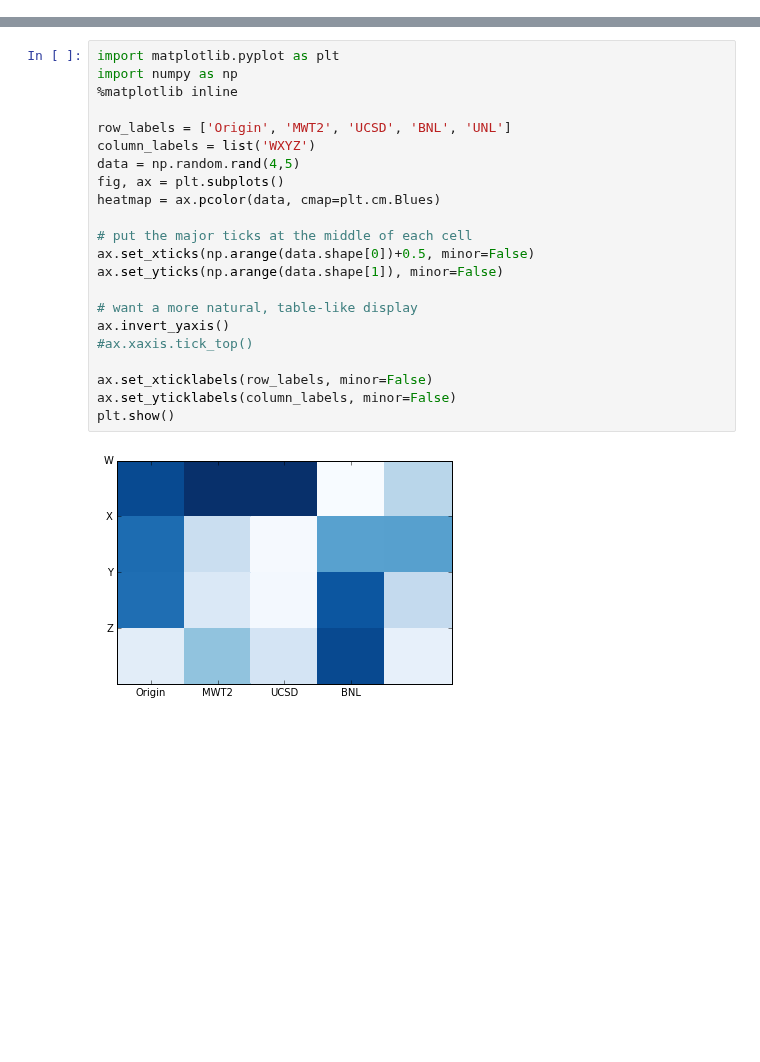
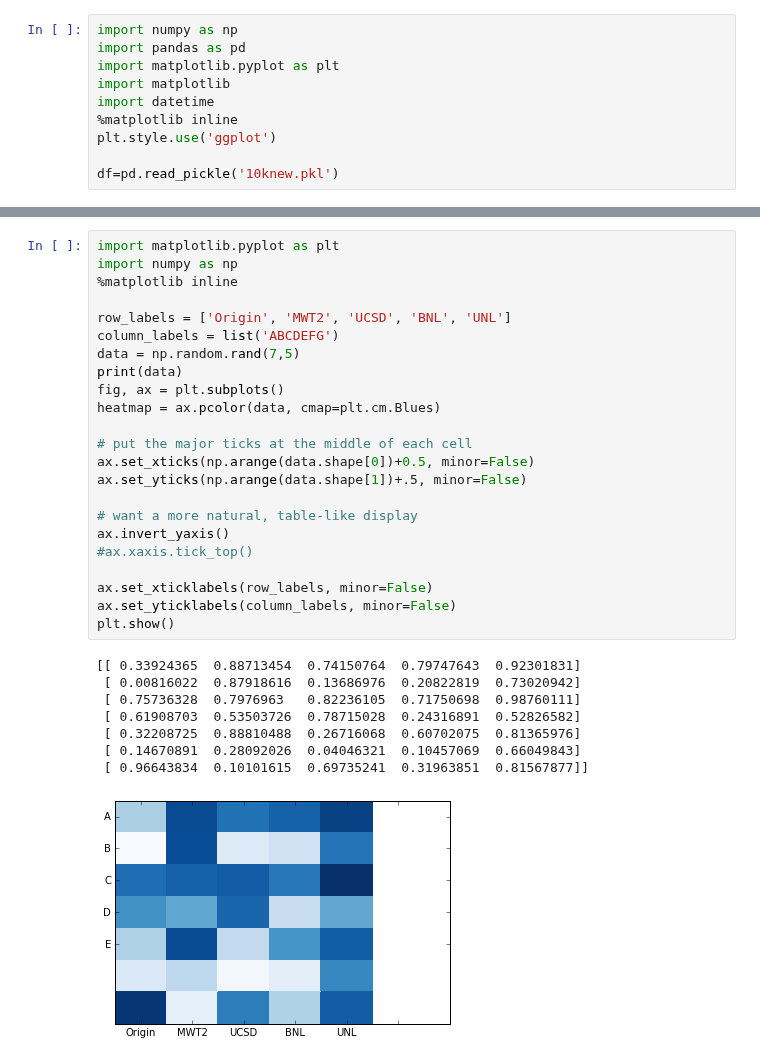
Before and after one commit to ATLAS-Analytics/AnalyticsNotebooks, a Jupyter notebook: Tony/Heatmap.ipynb, the cells around one changed output, grey strips where cells are left out. Drawn from its saved outputs; the diff is of its cells as text; blank space fills up the shorter version.

```diff
--- a/Tony/Heatmap.ipynb
+++ b/Tony/Heatmap.ipynb
@@ -0,0 +1,10 @@
+# %%
+import numpy as np
+import pandas as pd
+import matplotlib.pyplot as plt
+import matplotlib
+import datetime
+%matplotlib inline
+plt.style.use('ggplot')
+
+df=pd.read_pickle('10knew.pkl')
@@ -1,24 +78,32 @@
 # %%
 import matplotlib.pyplot as plt
 import numpy as np
 %matplotlib inline
 
 row_labels = ['Origin', 'MWT2', 'UCSD', 'BNL', 'UNL']
-column_labels = list('WXYZ')
-data = np.random.rand(4,5)
+column_labels = list('ABCDEFG')
+data = np.random.rand(7,5)
+print(data)
 fig, ax = plt.subplots()
 heatmap = ax.pcolor(data, cmap=plt.cm.Blues)
 
 # put the major ticks at the middle of each cell
 ax.set_xticks(np.arange(data.shape[0])+0.5, minor=False)
-ax.set_yticks(np.arange(data.shape[1]), minor=False)
+ax.set_yticks(np.arange(data.shape[1])+.5, minor=False)
 
 # want a more natural, table-like display
 ax.invert_yaxis()
 #ax.xaxis.tick_top()
 
 ax.set_xticklabels(row_labels, minor=False)
 ax.set_yticklabels(column_labels, minor=False)
 plt.show()
 # %% [output]
+[[ 0.33924365  0.88713454  0.74150764  0.79747643  0.92301831]
+ [ 0.00816022  0.87918616  0.13686976  0.20822819  0.73020942]
+ [ 0.75736328  0.7976963   0.82236105  0.71750698  0.98760111]
+ [ 0.61908703  0.53503726  0.78715028  0.24316891  0.52826582]
+ [ 0.32208725  0.88810488  0.26716068  0.60702075  0.81365976]
+ [ 0.14670891  0.28092026  0.04046321  0.10457069  0.66049843]
+ [ 0.96643834  0.10101615  0.69735241  0.31963851  0.81567877]]
-[figure, old version]
+[figure, new version]
```
Also changed, not shown: parts of 4 cells of this notebook, 10 other files.
